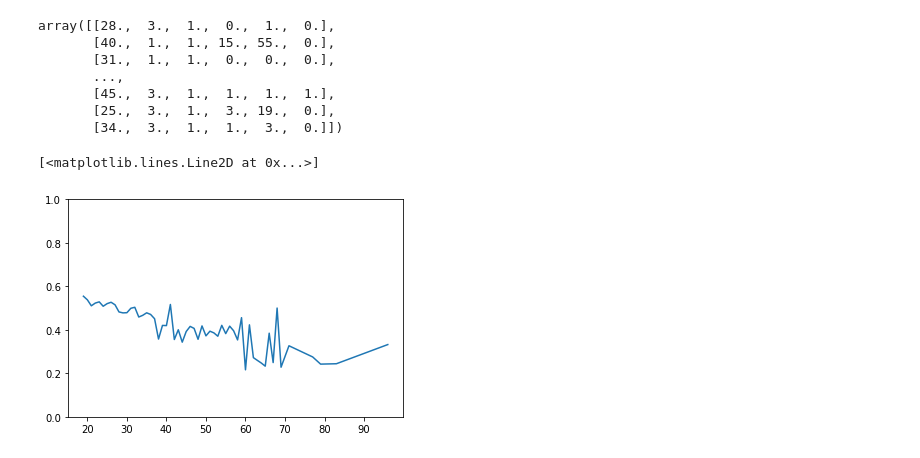
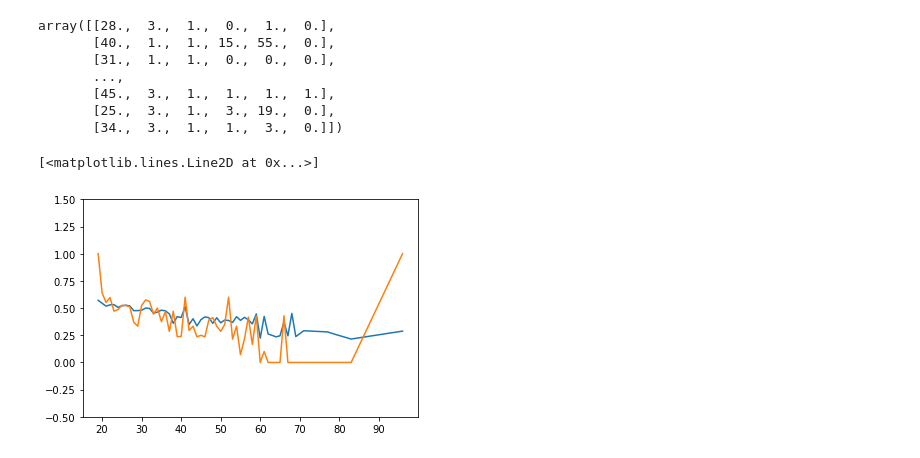
Before and after one commit to zmgong/nam_with_attention, a Jupyter notebook: recid_test.ipynb, the cells around one changed output. Cells and saved outputs as stored; diff of their text form; code cells hidden in the pictures.

```diff
--- a/recid_test.ipynb
+++ b/recid_test.ipynb
@@ -82,23 +84,28 @@ array([[28.,  3.,  1.,  0.,  1.,  0.],
        [25.,  3.,  1.,  3., 19.,  0.],
        [34.,  3.,  1.,  1.,  3.,  0.]])
 # %%
+# age
 j = 0
+
 curr_data_list = []
 for i in range(len(X_test)):
     curr_data_list.append(X_test[i][j])
 X = curr_data_list
 Y = pred
-df = pd.DataFrame(list(zip(X, Y)),
-               columns =['age', 'pred'])
+Z = y_test.squeeze().tolist()
+df = pd.DataFrame(list(zip(X, Y, Z)),
+               columns =['val', 'pred', 'gt'])
 df
-averaged = df.groupby('age').mean()
+averaged = df.groupby('val').mean()
 
-averaged['age'] = averaged.index
-X = averaged["age"].tolist()
+averaged['val'] = averaged.index
+X = averaged["val"].tolist()
 Y = averaged["pred"].tolist()
-plt.ylim([0, 1])
+Z = averaged["gt"].tolist()
+plt.ylim([-0.5, 1.5])
 plt.plot(X, Y)
+plt.plot(X, Z)
 # %% [output]
 [<matplotlib.lines.Line2D at 0x...>]
-[figure, old version]
+[figure, new version]
 # %%
```
Also changed, not shown: parts of 7 cells of this notebook.
